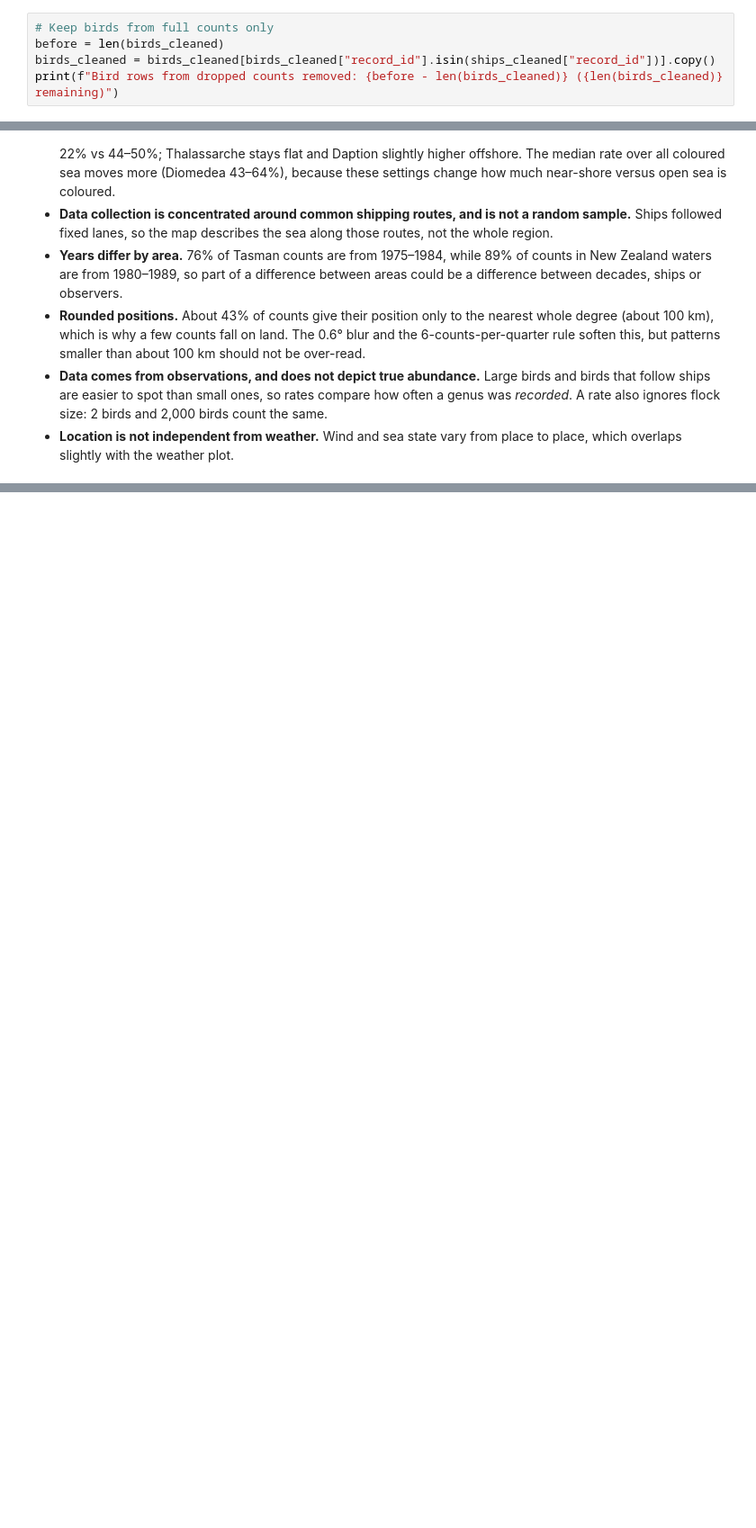
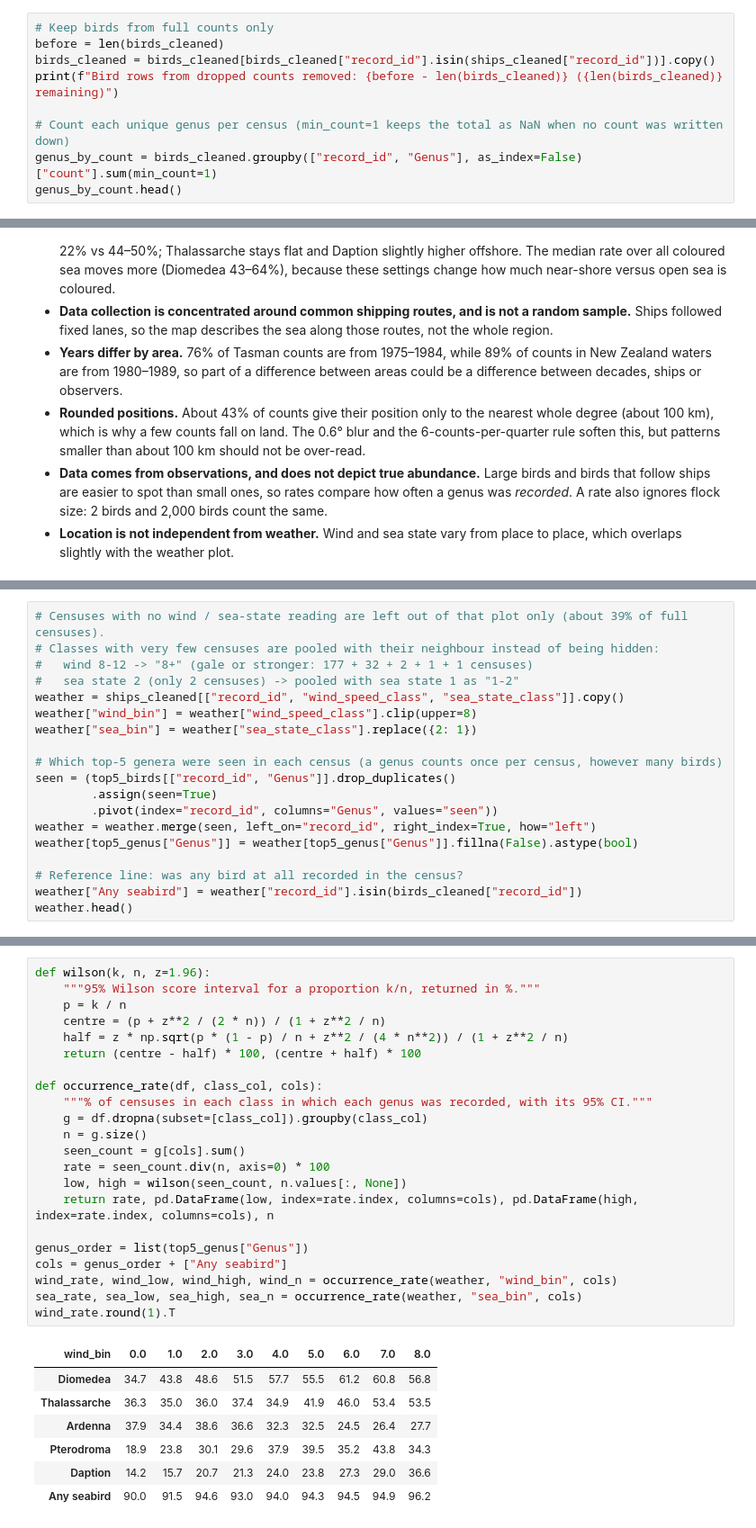
Before and after one commit to rizrn/DSA2101-Plotting-Parrots, a Jupyter notebook: main.ipynb, the cells around one changed output, grey strips where cells are left out. Shown at 90% size. Saved outputs shown, nothing was run; the diff lists cells and outputs as text; blank space fills up the shorter version.

Commit message:
Add environmental conditions section; restore genus_by_count

```diff
--- a/main.ipynb
+++ b/main.ipynb
@@ -223,5 +223,9 @@ Keep only bird records from the counts kept above.
 before = len(birds_cleaned)
 birds_cleaned = birds_cleaned[birds_cleaned["record_id"].isin(ships_cleaned["record_id"])].copy()
 print(f"Bird rows from dropped counts removed: {before - len(birds_cleaned)} ({len(birds_cleaned)} remaining)")
+
+# Count each unique genus per census (min_count=1 keeps the total as NaN when no count was written down)
+genus_by_count = birds_cleaned.groupby(["record_id", "Genus"], as_index=False)["count"].sum(min_count=1)
+genus_by_count.head()
 # %% [output]
 Bird rows from dropped counts removed: 536 (47248 remaining)
@@ -523,0 +539,19 @@ Although encounter rates account for differences in census frequency, the observ
+# %%
+# Censuses with no wind / sea-state reading are left out of that plot only (about 39% of full censuses).
+# Classes with very few censuses are pooled with their neighbour instead of being hidden:
+#   wind 8-12 -> "8+" (gale or stronger: 177 + 32 + 2 + 1 + 1 censuses)
+#   sea state 2 (only 2 censuses) -> pooled with sea state 1 as "1-2"
+weather = ships_cleaned[["record_id", "wind_speed_class", "sea_state_class"]].copy()
+weather["wind_bin"] = weather["wind_speed_class"].clip(upper=8)
+weather["sea_bin"] = weather["sea_state_class"].replace({2: 1})
+
+# Which top-5 genera were seen in each census (a genus counts once per census, however many birds)
+seen = (top5_birds[["record_id", "Genus"]].drop_duplicates()
+        .assign(seen=True)
+        .pivot(index="record_id", columns="Genus", values="seen"))
+weather = weather.merge(seen, left_on="record_id", right_index=True, how="left")
+weather[top5_genus["Genus"]] = weather[top5_genus["Genus"]].fillna(False).astype(bool)
+
+# Reference line: was any bird at all recorded in the census?
+weather["Any seabird"] = weather["record_id"].isin(birds_cleaned["record_id"])
+weather.head()
@@ -523,0 +567,30 @@ Although encounter rates account for differences in census frequency, the observ
+# %%
+def wilson(k, n, z=1.96):
+    """95% Wilson score interval for a proportion k/n, returned in %."""
+    p = k / n
+    centre = (p + z**2 / (2 * n)) / (1 + z**2 / n)
+    half = z * np.sqrt(p * (1 - p) / n + z**2 / (4 * n**2)) / (1 + z**2 / n)
+    return (centre - half) * 100, (centre + half) * 100
+
+def occurrence_rate(df, class_col, cols):
+    """% of censuses in each class in which each genus was recorded, with its 95% CI."""
+    g = df.dropna(subset=[class_col]).groupby(class_col)
+    n = g.size()
+    seen_count = g[cols].sum()
+    rate = seen_count.div(n, axis=0) * 100
+    low, high = wilson(seen_count, n.values[:, None])
+    return rate, pd.DataFrame(low, index=rate.index, columns=cols), pd.DataFrame(high, index=rate.index, columns=cols), n
+
+genus_order = list(top5_genus["Genus"])
+cols = genus_order + ["Any seabird"]
+wind_rate, wind_low, wind_high, wind_n = occurrence_rate(weather, "wind_bin", cols)
+sea_rate, sea_low, sea_high, sea_n = occurrence_rate(weather, "sea_bin", cols)
+wind_rate.round(1).T
+# %% [output]
+| wind_bin | 0.0 | 1.0 | 2.0 | 3.0 | 4.0 | 5.0 | 6.0 | 7.0 | 8.0 |
+| Diomedea | 34.7 | 43.8 | 48.6 | 51.5 | 57.7 | 55.5 | 61.2 | 60.8 | 56.8 |
+| Thalassarche | 36.3 | 35.0 | 36.0 | 37.4 | 34.9 | 41.9 | 46.0 | 53.4 | 53.5 |
+| Ardenna | 37.9 | 34.4 | 38.6 | 36.6 | 32.3 | 32.5 | 24.5 | 26.4 | 27.7 |
+| Pterodroma | 18.9 | 23.8 | 30.1 | 29.6 | 37.9 | 39.5 | 35.2 | 43.8 | 34.3 |
+| Daption | 14.2 | 15.7 | 20.7 | 21.3 | 24.0 | 23.8 | 27.3 | 29.0 | 36.6 |
+| Any seabird | 90.0 | 91.5 | 94.6 | 93.0 | 94.0 | 94.3 | 94.5 | 94.9 | 96.2 |
```
Also changed, not shown: parts of 15 cells of this notebook, 1 other file.
